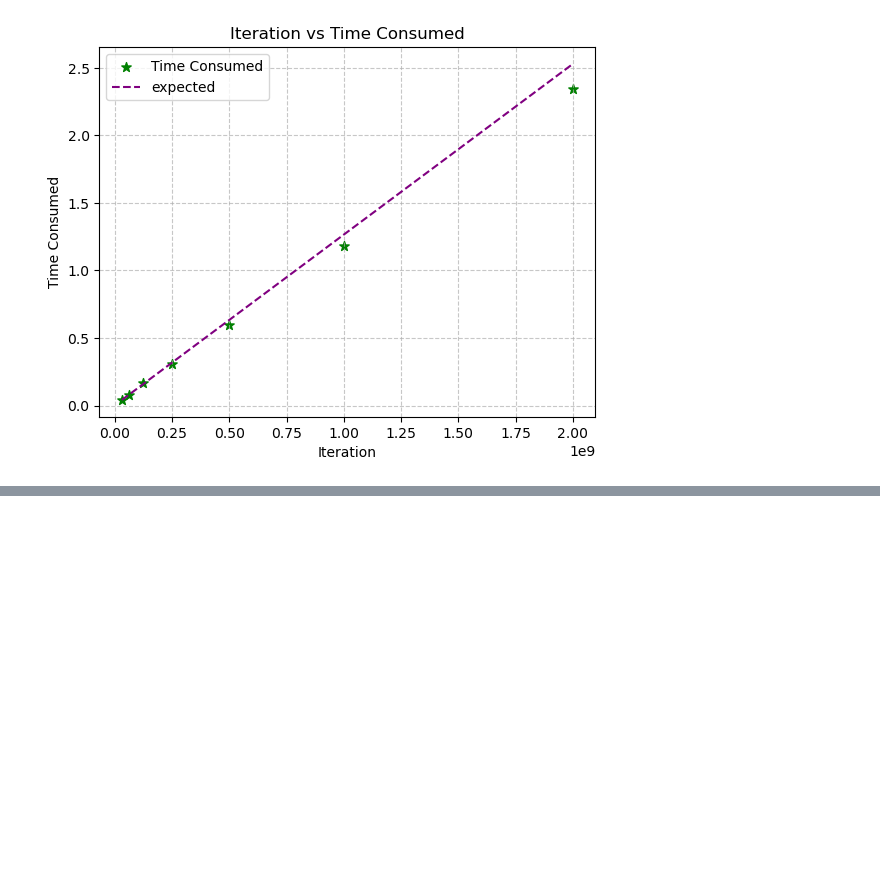
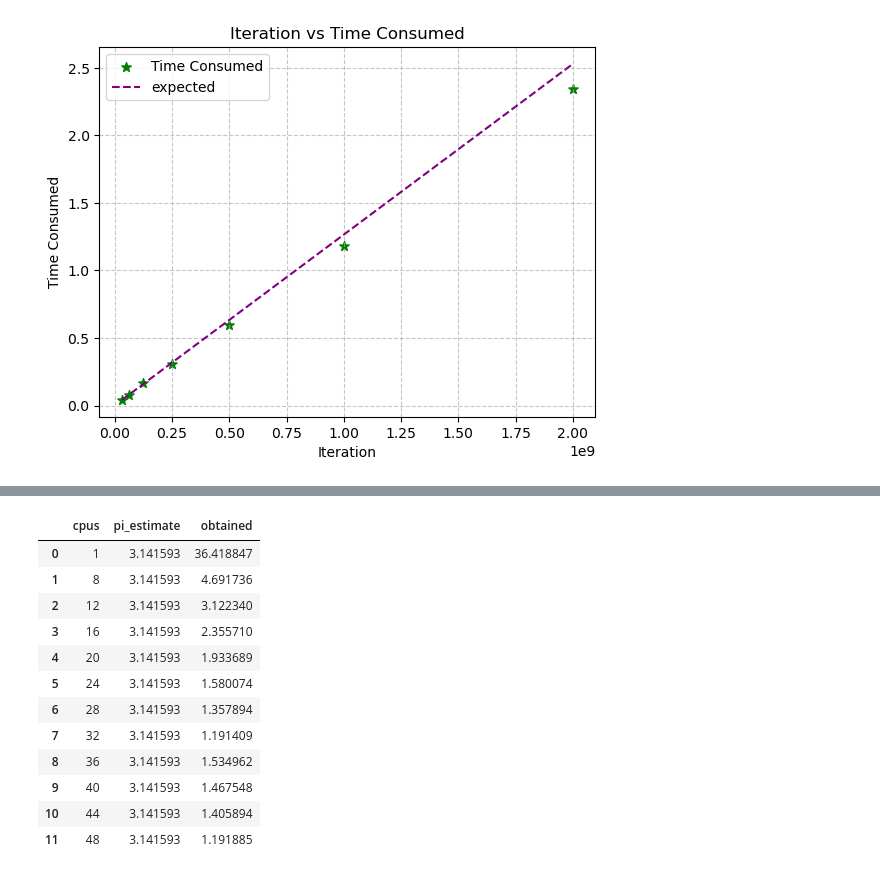
Before and after one commit to dondavan/HPC, a Jupyter notebook: ass2/visualization/pi_vis.ipynb, the cells around one changed output, grey strips where cells are left out. Saved outputs shown, nothing was run; the diff lists cells and outputs as text; code cells hidden in the pictures; blank space fills up the shorter version.

```diff
--- a/ass2/visualization/pi_vis.ipynb
+++ b/ass2/visualization/pi_vis.ipynb
@@ -167,0 +169,16 @@ plt.show()
+# %%
+df
+# %% [output]
+|  | cpus | pi_estimate | obtained |
+| 0 | 1 | 3.141593 | 36.418847 |
+| 1 | 8 | 3.141593 | 4.691736 |
+| 2 | 12 | 3.141593 | 3.122340 |
+| 3 | 16 | 3.141593 | 2.355710 |
+| 4 | 20 | 3.141593 | 1.933689 |
+| 5 | 24 | 3.141593 | 1.580074 |
+| 6 | 28 | 3.141593 | 1.357894 |
+| 7 | 32 | 3.141593 | 1.191409 |
+| 8 | 36 | 3.141593 | 1.534962 |
+| 9 | 40 | 3.141593 | 1.467548 |
+| 10 | 44 | 3.141593 | 1.405894 |
+| 11 | 48 | 3.141593 | 1.191885 |
```
Also changed, not shown: parts of 6 cells of this notebook, 2 other files.
